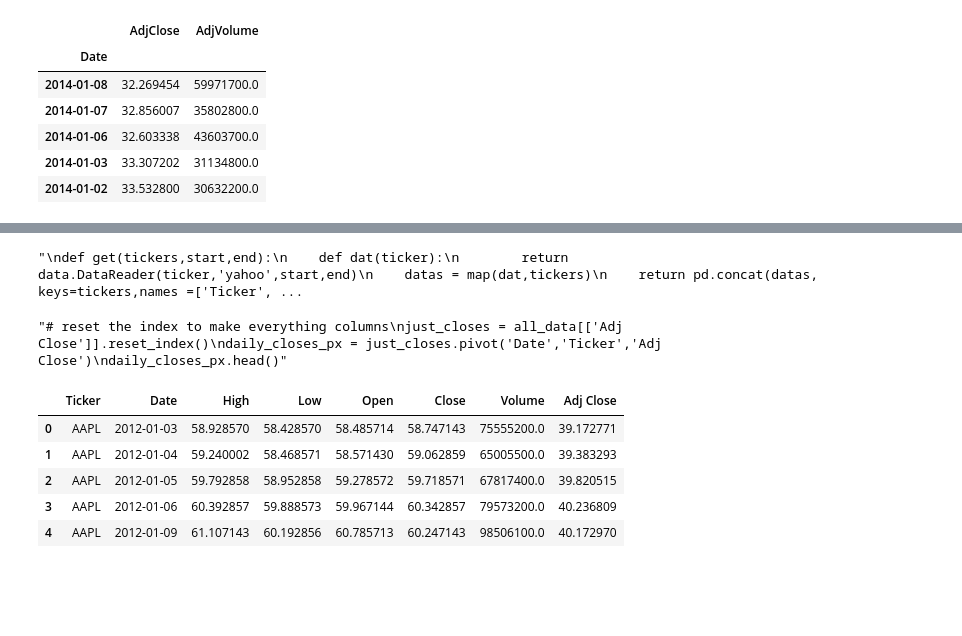
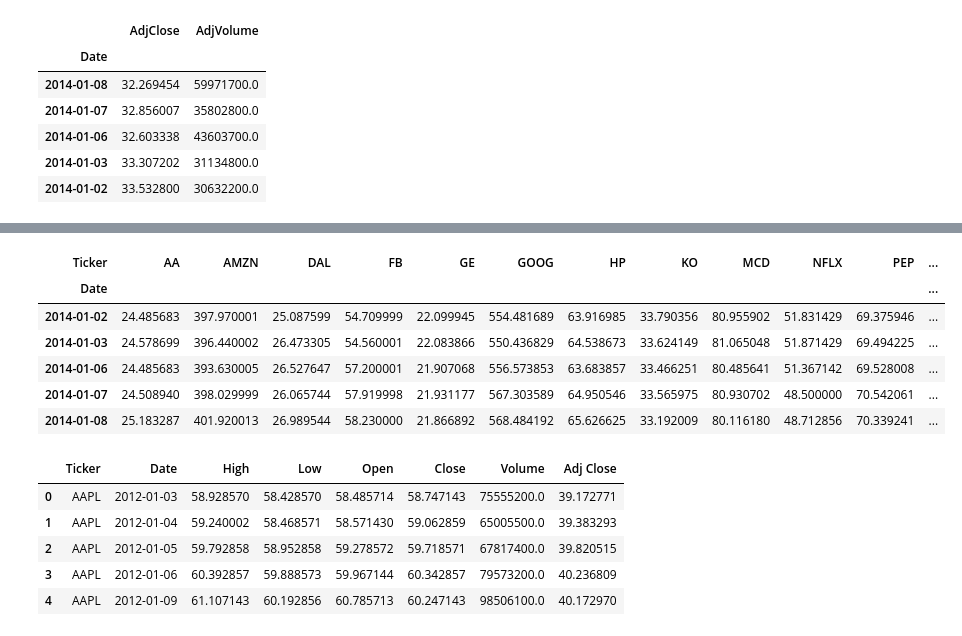
Before and after one commit to nassersaazi/ml_models, a Jupyter notebook: pandas_finance.ipynb, the cells around one changed output, grey strips where cells are left out. Saved outputs shown, nothing was run; the diff lists cells and outputs as text; code cells hidden in the pictures; blank space fills up the shorter version.

```diff
--- a/pandas_finance.ipynb
+++ b/pandas_finance.ipynb
@@ -36,10 +45,9 @@ msft.tail()
 
 def get(tickers,start,end):
     def dat(ticker):
-        return data.DataReader(tickers, 'yahoo', start, end)
+        return data.DataReader(ticker,'yahoo',start,end)
     datas = map(dat,tickers)
     return pd.concat(datas, keys=tickers,names =['Ticker','Date'])
 
 tickers = ['MCD','HP','GE','GOOG','FB','NFLX','AMZN','AA','DAL','UAL','PEP','KO']
-all_data = get(tickers, start, end)
-all_data.head()
+#all_data = get(tickers, start, end)
@@ -56,21 +54,14 @@ all_data.head()
-# %%
-'''
-def get(tickers,start,end):
-    def dat(ticker):
-        return data.DataReader(ticker,'yahoo',start,end)
-    datas = map(dat,tickers)
-    return pd.concat(datas, keys=tickers,names =['Ticker','Date'])
-
-tickers = ['MCD','HP','GE','GOOG','FB','NFLX','AMZN','AA','DAL','UAL','PEP','KO']
-all_data = get(tickers, start, end)
-'''
-# %% [output]
-"\ndef get(tickers,start,end):\n    def dat(ticker):\n        return data.DataReader(ticker,'yahoo',start,end)\n    datas = map(dat,tickers)\n    return pd.concat(datas, keys=tickers,names =['Ticker', ...
 # %%
-'''# reset the index to make everything columns
+# reset the index to make everything columns
 just_closes = all_data[['Adj Close']].reset_index()
 daily_closes_px = just_closes.pivot('Date','Ticker','Adj Close')
-daily_closes_px.head()'''
+daily_closes_px.head()
 # %% [output]
-"# reset the index to make everything columns\njust_closes = all_data[['Adj Close']].reset_index()\ndaily_closes_px = just_closes.pivot('Date','Ticker','Adj Close')\ndaily_closes_px.head()"
+| Ticker | AA | AMZN | DAL | FB | GE | GOOG | HP | KO | MCD | NFLX | PEP | ... |
+| Date |  |  |  |  |  |  |  |  |  |  |  | ... |
+| 2014-01-02 | 24.485683 | 397.970001 | 25.087599 | 54.709999 | 22.099945 | 554.481689 | 63.916985 | 33.790356 | 80.955902 | 51.831429 | 69.375946 | ... |
+| 2014-01-03 | 24.578699 | 396.440002 | 26.473305 | 54.560001 | 22.083866 | 550.436829 | 64.538673 | 33.624149 | 81.065048 | 51.871429 | 69.494225 | ... |
+| 2014-01-06 | 24.485683 | 393.630005 | 26.527647 | 57.200001 | 21.907068 | 556.573853 | 63.683857 | 33.466251 | 80.485641 | 51.367142 | 69.528008 | ... |
+| 2014-01-07 | 24.508940 | 398.029999 | 26.065744 | 57.919998 | 21.931177 | 567.303589 | 64.950546 | 33.565975 | 80.930702 | 48.500000 | 70.542061 | ... |
+| 2014-01-08 | 25.183287 | 401.920013 | 26.989544 | 58.230000 | 21.866892 | 568.484192 | 65.626625 | 33.192009 | 80.116180 | 48.712856 | 70.339241 | ... |
 # %%
```
Also changed, not shown: parts of 7 cells of this notebook, 1 other file.
